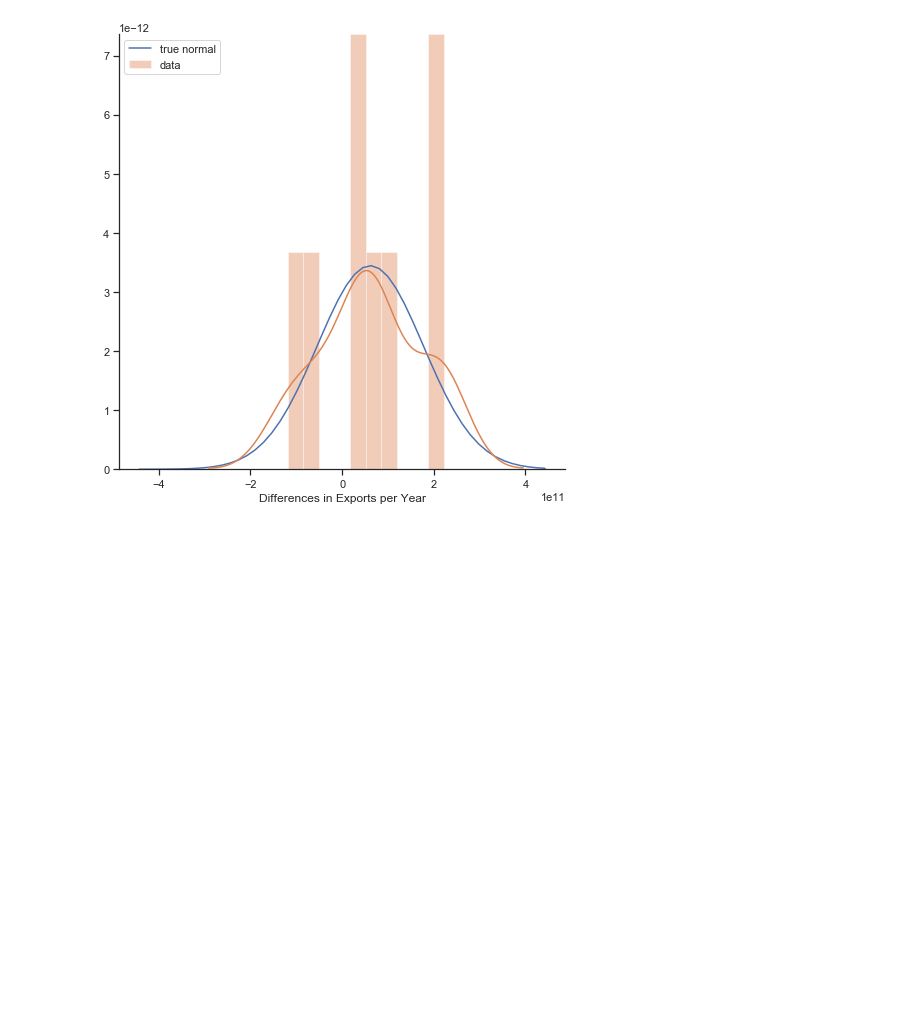
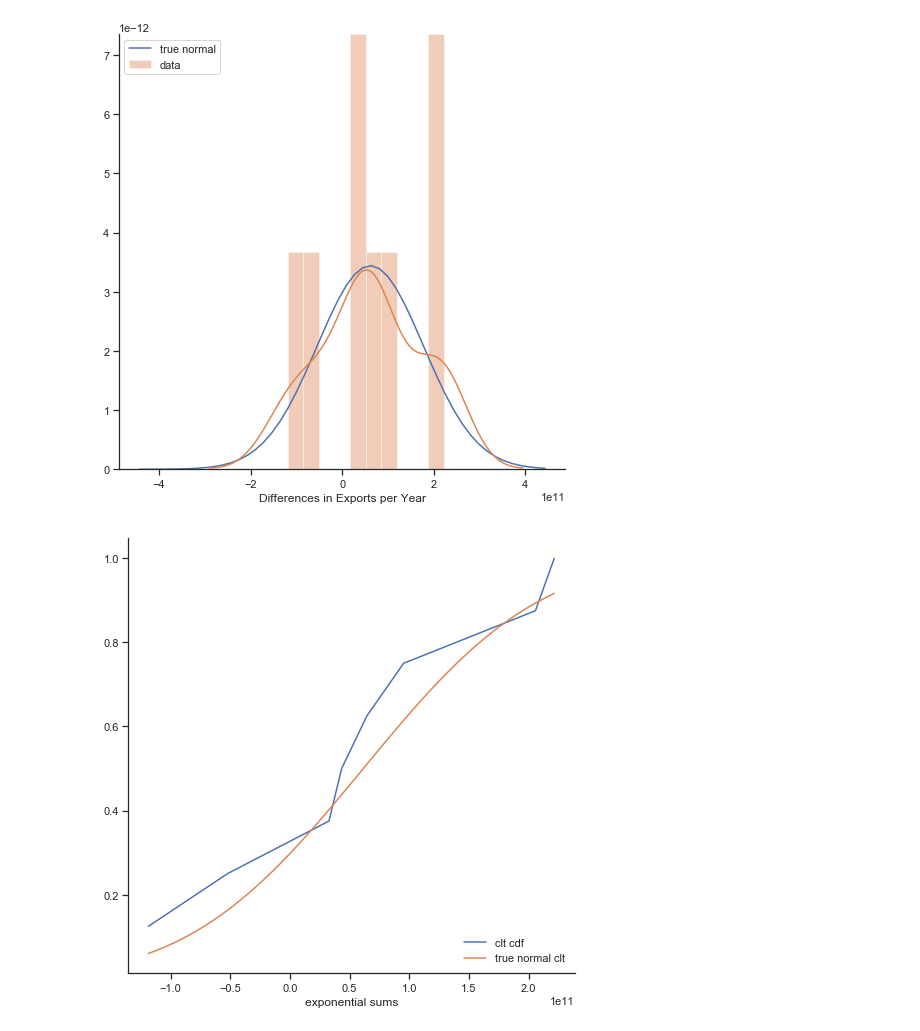
Before and after one commit to DataScienceFoundations/TadStats, a Jupyter notebook: census.ipynb, the cells around one changed output. Cells and saved outputs as stored; diff of their text form; code cells hidden in the pictures; blank space fills up the shorter version.

```diff
--- a/census.ipynb
+++ b/census.ipynb
@@ -261,9 +261,10 @@ trade_df = pd.read_json(json.dumps(sauce.json()))
 trade_df.columns = trade_df.iloc[0].values
 trade_df = trade_df[1:]
 trade_df.drop(columns=['COUNTRY'], inplace=True)
-trade_df.dropna(inplace=True)
+trade_df.fillna(value=0, inplace=True)
+#trade_df.dropna(inplace=True)
 for c in trade_df.columns:
-    trade_df[c] = trade_df[c].astype('int64')
+    trade_df[c] = trade_df[c].astype('int64', errors='ignore')
 # %%
 trade_df_new = trade_df.copy(deep=True)
 trade_df_new.loc['Total'] = trade_df.sum()
@@ -295,3 +296,19 @@ ax.set(xlabel='Differences in Exports per Year',
 sns.despine()
 # %% [output]
 [figure]
+# %%
+total_diff = total.diff()[2:]
+total_pmf = (total_diff.value_counts().sort_index()
+             / len(total_diff))
+total_cdf = total_pmf.cumsum()
+
+fig, ax = plt.subplots(figsize=(8,8))
+xs = np.linspace(min(total_diff), max(total_diff))
+sns.lineplot(data=total_cdf, label='clt cdf')
+sns.lineplot(xs, stats.norm.cdf(xs, total_diff.mean(), total_diff.std()),
+             label='true normal clt')
+ax.legend(loc='lower right', frameon=False)
+ax.set(xlabel='exponential sums')
+sns.despine()
+# %% [output]
+[figure, added]
```
Also changed, not shown: parts of 1 cell of this notebook, 3 other files.
